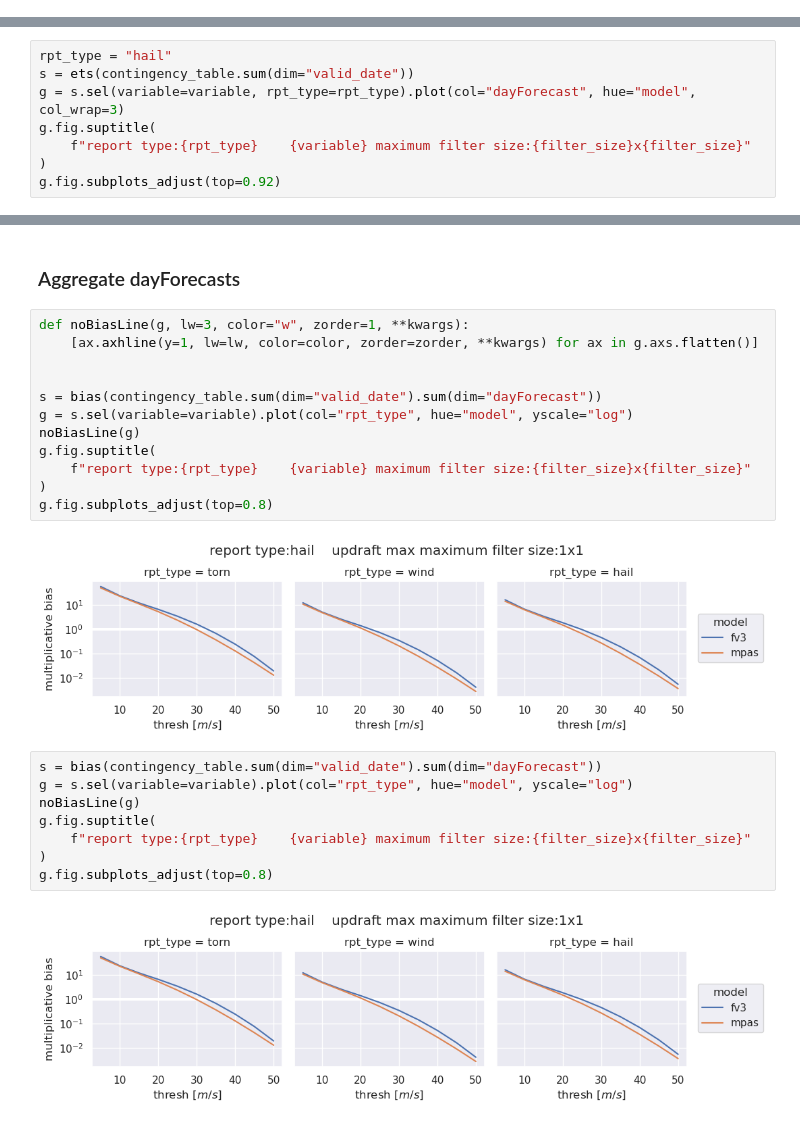
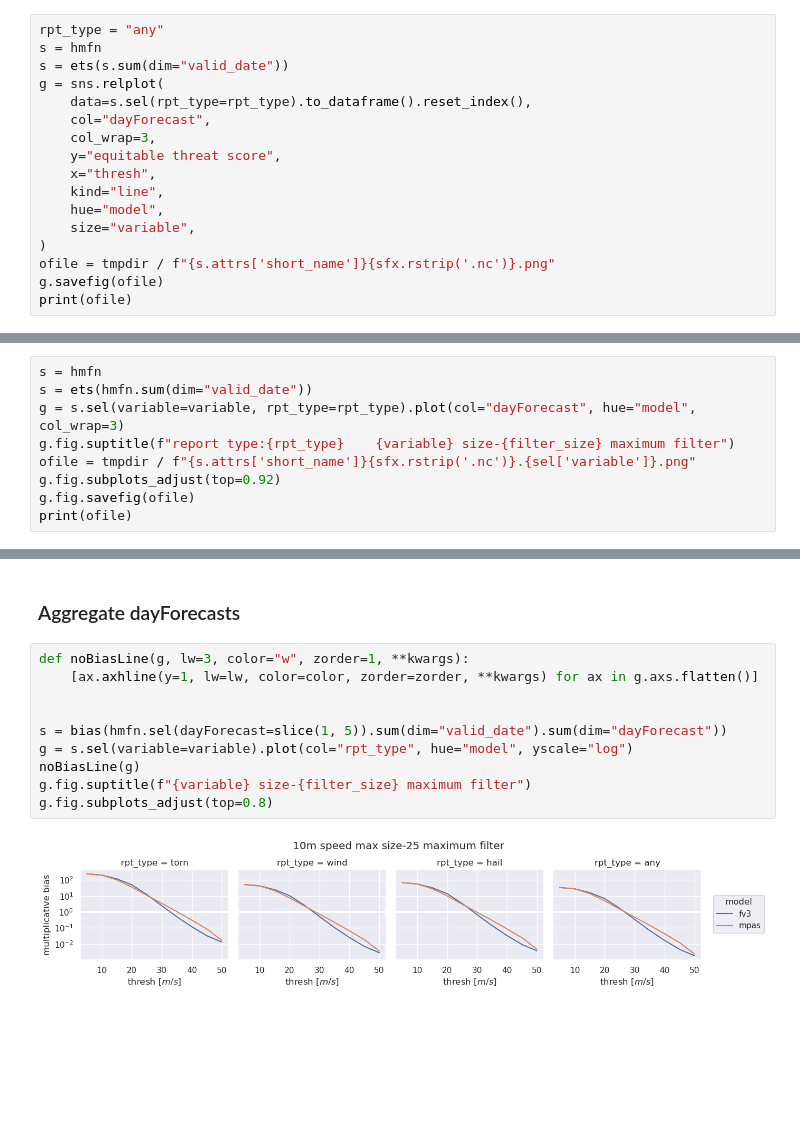
Before and after one commit to ahijevyc/ldmason_hwt, a Jupyter notebook: model_vars_rpt_types.ipynb, the cells around one changed output, grey strips where cells are left out. Drawn from its saved outputs; the diff is of its cells as text; blank space fills up the shorter version.

```diff
--- a/model_vars_rpt_types.ipynb
+++ b/model_vars_rpt_types.ipynb
@@ -251,0 +394,17 @@ logging.warning(ofile)
+# %%
+rpt_type = "any"
+s = hmfn
+s = ets(s.sum(dim="valid_date"))
+g = sns.relplot(
+    data=s.sel(rpt_type=rpt_type).to_dataframe().reset_index(),
+    col="dayForecast",
+    col_wrap=3,
+    y="equitable threat score",
+    x="thresh",
+    kind="line",
+    hue="model",
+    size="variable",
+)
+ofile = tmpdir / f"{s.attrs['short_name']}{sfx.rstrip('.nc')}.png"
+g.savefig(ofile)
+print(ofile)
@@ -252,9 +451,10 @@ logging.warning(ofile)
 # %%
-rpt_type = "hail"
-s = ets(contingency_table.sum(dim="valid_date"))
+s = hmfn
+s = ets(hmfn.sum(dim="valid_date"))
 g = s.sel(variable=variable, rpt_type=rpt_type).plot(col="dayForecast", hue="model", col_wrap=3)
-g.fig.suptitle(
-    f"report type:{rpt_type}    {variable} maximum filter size:{filter_size}x{filter_size}"
-)
+g.fig.suptitle(f"report type:{rpt_type}    {variable} size-{filter_size} maximum filter")
+ofile = tmpdir / f"{s.attrs['short_name']}{sfx.rstrip('.nc')}.{sel['variable']}.png"
 g.fig.subplots_adjust(top=0.92)
+g.fig.savefig(ofile)
+print(ofile)
 # %% [output]
@@ -264,24 +465,12 @@ g.fig.subplots_adjust(top=0.92)
 # %%
 def noBiasLine(g, lw=3, color="w", zorder=1, **kwargs):
     [ax.axhline(y=1, lw=lw, color=color, zorder=zorder, **kwargs) for ax in g.axs.flatten()]
 
 
-s = bias(contingency_table.sum(dim="valid_date").sum(dim="dayForecast"))
+s = bias(hmfn.sel(dayForecast=slice(1, 5)).sum(dim="valid_date").sum(dim="dayForecast"))
 g = s.sel(variable=variable).plot(col="rpt_type", hue="model", yscale="log")
 noBiasLine(g)
-g.fig.suptitle(
-    f"report type:{rpt_type}    {variable} maximum filter size:{filter_size}x{filter_size}"
-)
+g.fig.suptitle(f"{variable} size-{filter_size} maximum filter")
 g.fig.subplots_adjust(top=0.8)
 # %% [output]
-[figure, old version]
+[figure, new version]
-# %%
-s = bias(contingency_table.sum(dim="valid_date").sum(dim="dayForecast"))
-g = s.sel(variable=variable).plot(col="rpt_type", hue="model", yscale="log")
-noBiasLine(g)
-g.fig.suptitle(
-    f"report type:{rpt_type}    {variable} maximum filter size:{filter_size}x{filter_size}"
-)
-g.fig.subplots_adjust(top=0.8)
-# %% [output]
-[figure, removed]
```
Also changed, not shown: parts of 35 cells of this notebook, 6 other files.
